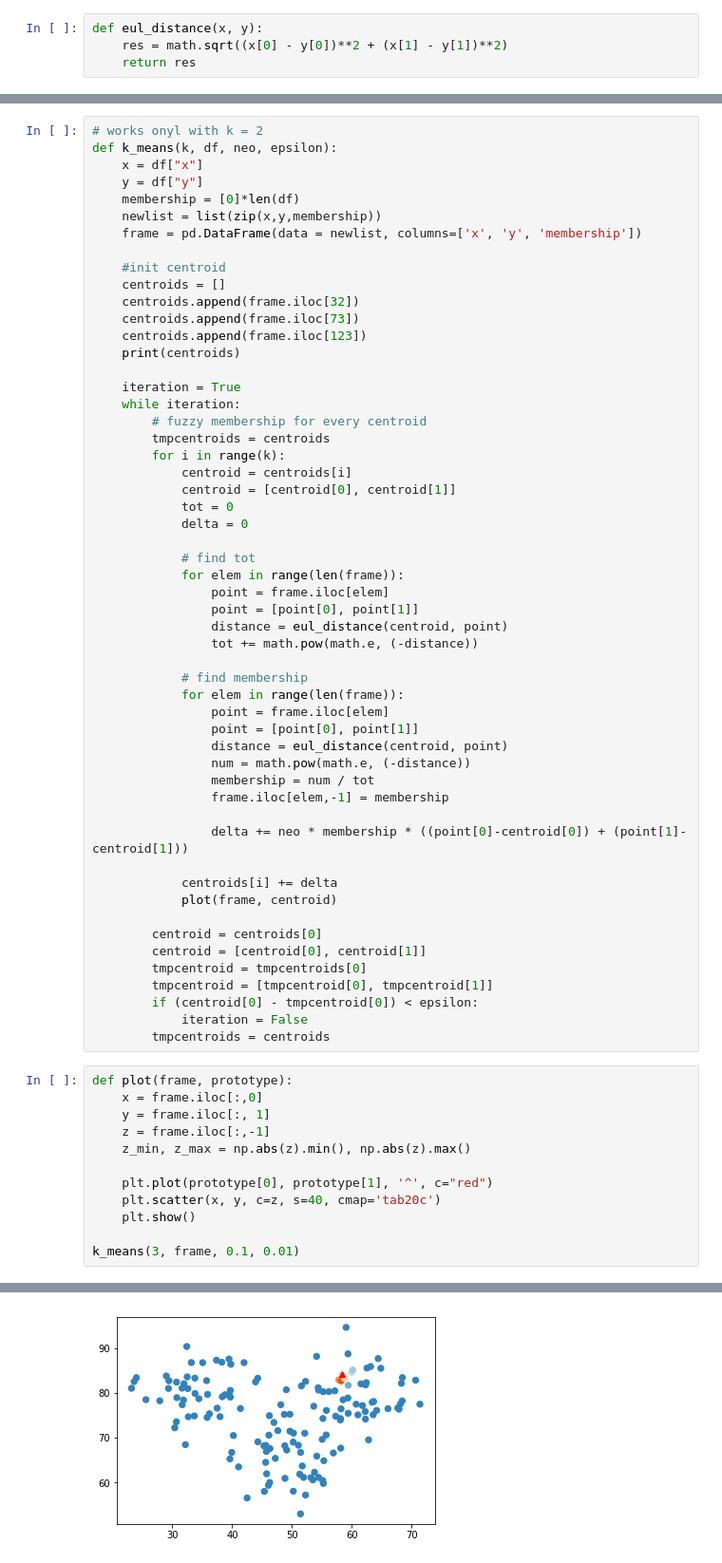
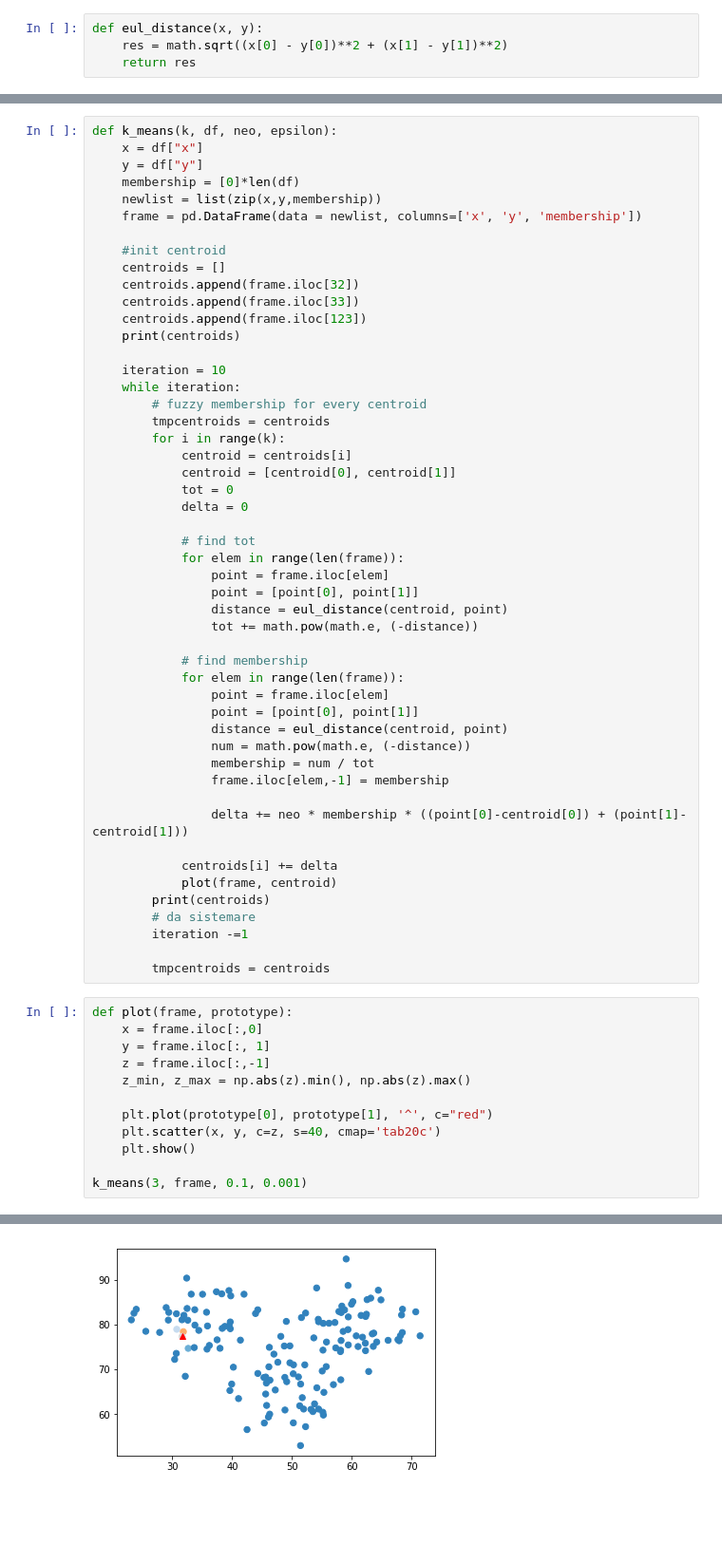
Before and after one commit to FrancescoPenasa/Intro2MachineLearning, a Jupyter notebook: exercise/exercise 13.ipynb, the cells around one changed output, grey strips where cells are left out. Shown at 95% size. Cells and saved outputs as stored; diff of their text form; blank space fills up the shorter version.

```diff
--- a/exercise/exercise 13.ipynb
+++ b/exercise/exercise 13.ipynb
@@ -32,5 +45,4 @@ def eul_distance(x, y):
 # %%
-# works onyl with k = 2
 def k_means(k, df, neo, epsilon):
     x = df["x"]
     y = df["y"]
@@ -41,11 +53,11 @@ def k_means(k, df, neo, epsilon):
     #init centroid
     centroids = []
     centroids.append(frame.iloc[32])
-    centroids.append(frame.iloc[73])
+    centroids.append(frame.iloc[33])
     centroids.append(frame.iloc[123])
     print(centroids)
 
-    iteration = True
+    iteration = 10
     while iteration:
         # fuzzy membership for every centroid
         tmpcentroids = centroids
@@ -75,13 +87,10 @@ def k_means(k, df, neo, epsilon):
 
             centroids[i] += delta
             plot(frame, centroid)
+        print(centroids)
+        # da sistemare
+        iteration -=1
 
-        centroid = centroids[0]
-        centroid = [centroid[0], centroid[1]]
-        tmpcentroid = tmpcentroids[0]
-        tmpcentroid = [tmpcentroid[0], tmpcentroid[1]]
-        if (centroid[0] - tmpcentroid[0]) < epsilon:
-            iteration = False
         tmpcentroids = centroids
 # %%
 def plot(frame, prototype):
@@ -94,7 +103,7 @@ def plot(frame, prototype):
     plt.scatter(x, y, c=z, s=40, cmap='tab20c')
     plt.show()
 
-k_means(3, frame, 0.1, 0.01)
+k_means(3, frame, 0.1, 0.001)
 # %% [output]
 [x             31.613582
 y             81.075340
@@ -106,6 +115,6 @@ Name: 73, dtype: float64, x             52.138753
 y             71.024211
 membership     0.000000
 Name: 123, dtype: float64]
 [figure]
-[figure, old version]
+[figure, new version]
 [figure]
```
Also changed, not shown: parts of 2 cells of this notebook, 15 other files.
